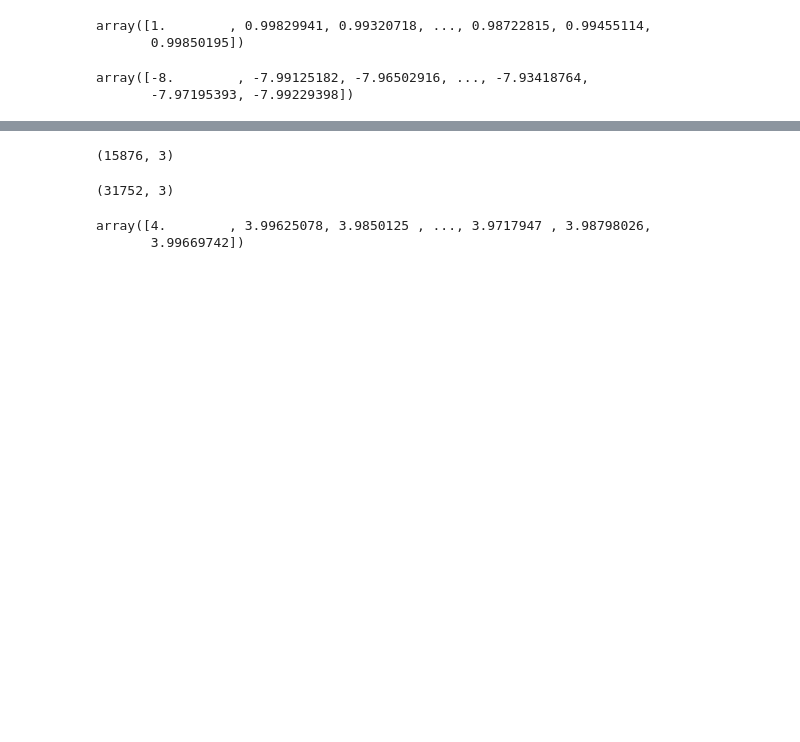
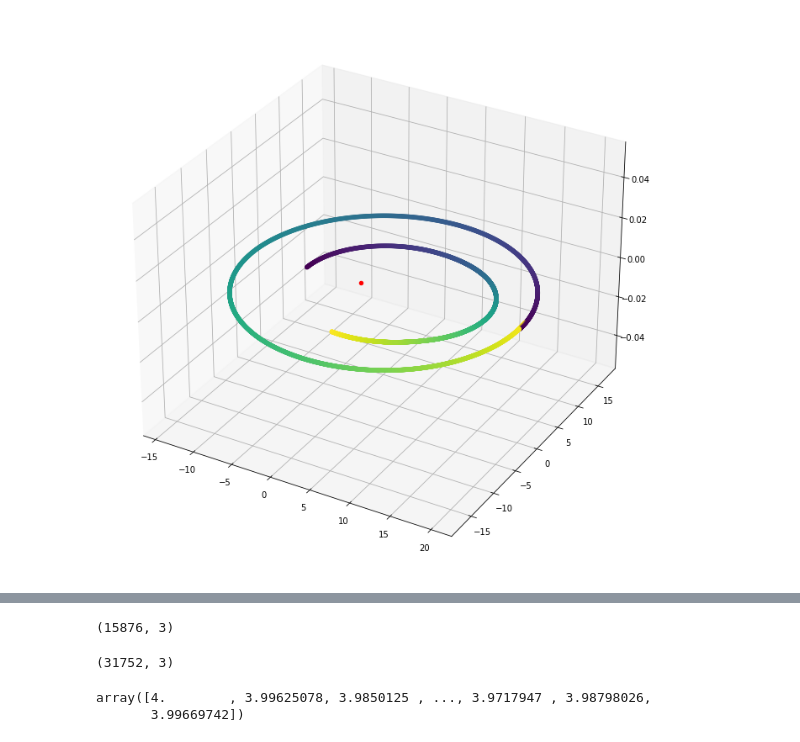
Before and after one commit to RensterMaat/orbit, a Jupyter notebook: 02_orbits.ipynb, the cells around one changed output, grey strips where cells are left out. Drawn from its saved outputs; the diff is of its cells as text; code cells hidden in the pictures; blank space fills up the shorter version.

```diff
--- a/02_orbits.ipynb
+++ b/02_orbits.ipynb
@@ -139,10 +117,33 @@ earth.shade(sun.position)
-# %%
-earth.shading
-# %% [output]
-array([1.        , 0.99829941, 0.99320718, ..., 0.98722815, 0.99455114,
-       0.99850195])
-# %%
-np.diag((earth.points - sun.points) @ earth.normals.T) / 8
-# %% [output]
-array([-8.        , -7.99125182, -7.96502916, ..., -7.93418764,
-       -7.97195393, -7.99229398])
+# %%
+from turtle import pos
+import matplotlib.pyplot as plt
+
+delta_t = 0.001
+G = 25
+
+c = Camera(position=np.array([-10, 0, 6]), focus=np.array([0,0,0]), screen_distance=1)
+sun = Body(100,1,np.array([0,0,0]), np.array([0,0,0]), star=True)
+earth = Body(1,0.5, np.array([-7,0,0]), np.array([0,22,0]))
+jupyter = Body(5,0.75, np.array([20,0,0]), np.array([0,23,0]))
+
+earth_positions = []
+jupyter_positions = []
+for ix in range(4000):
+    earth.move([sun, jupyter])
+    jupyter.move([sun, earth])
+    earth_positions.append(earth.position.copy())
+    jupyter_positions.append(jupyter.position.copy())
+
+
+earth_positions = np.array(earth_positions)
+jupyter_positions = np.array(jupyter_positions)
+fig = plt.figure(figsize=(12,12))
+ax = fig.add_subplot(projection='3d')
+
+ax.scatter(earth_positions[:,0], earth_positions[:,1], earth_positions[:,2], c=np.linspace(0,1,len(earth_positions)).tolist())
+ax.scatter(jupyter_positions[:,0], jupyter_positions[:,1], jupyter_positions[:,2], c=np.linspace(0,1,len(jupyter_positions)).tolist())
+ax.scatter(0,0,0, c='r')
+
+plt.show()
+# %% [output]
+[figure, added]
```
Also changed, not shown: parts of 4 cells of this notebook, 2 other files.
